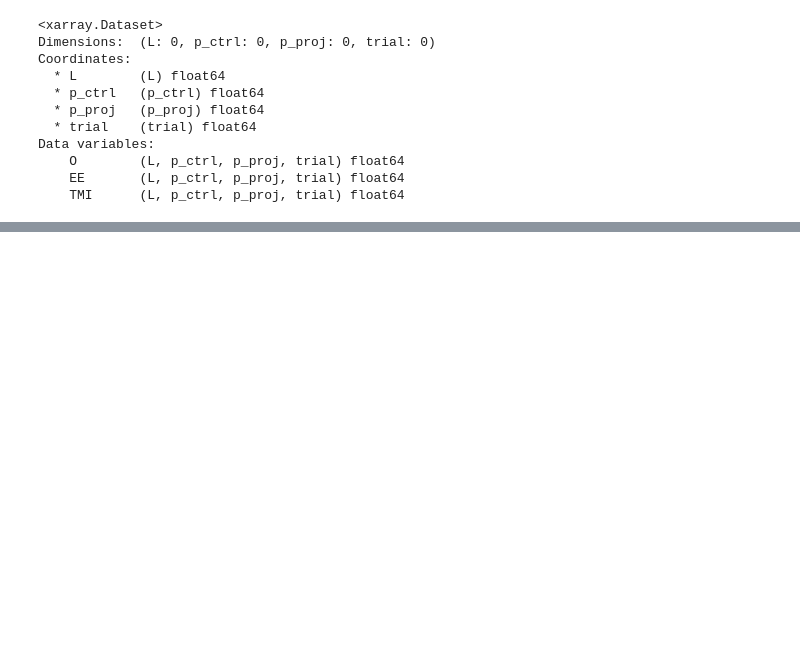
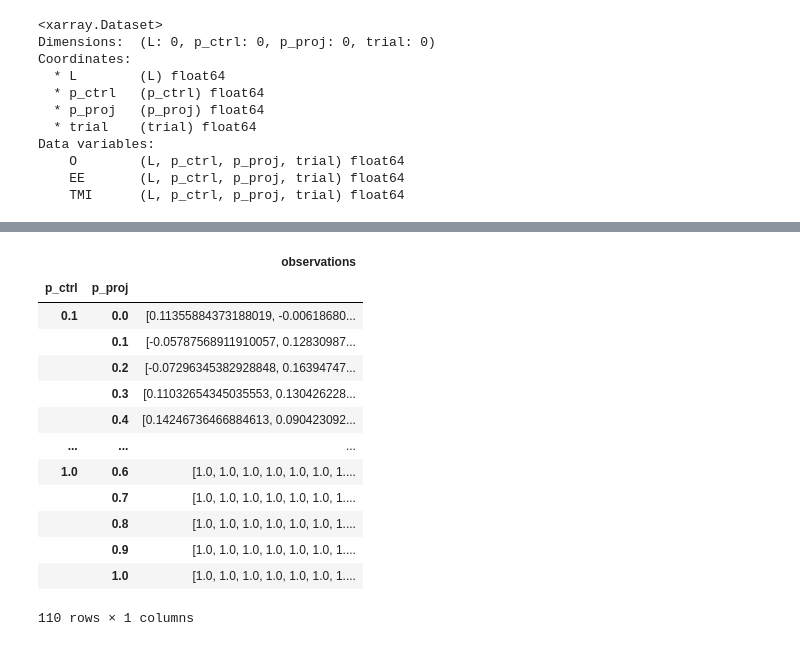
Before and after one commit to hainingpan/control_transition, a Jupyter notebook: combine.ipynb, the cells around one changed output, grey strips where cells are left out. Saved outputs shown, nothing was run; the diff lists cells and outputs as text; code cells hidden in the pictures; blank space fills up the shorter version.

```diff
--- a/combine.ipynb
+++ b/combine.ipynb
@@ -83,0 +321,17 @@ ds=add_new_data(ds,data)
+# %%
+df.xs(key='O',level='Metrics').xs(key=10,level='L')
+# %% [output]
+|  |  | observations |
+| p_ctrl | p_proj |  |
+| 0.1 | 0.0 | [0.11355884373188019, -0.00618680... |
+|  | 0.1 | [-0.05787568911910057, 0.12830987... |
+|  | 0.2 | [-0.07296345382928848, 0.16394747... |
+|  | 0.3 | [0.11032654345035553, 0.130426228... |
+|  | 0.4 | [0.14246736466884613, 0.090423092... |
+| ... | ... | ... |
+| 1.0 | 0.6 | [1.0, 1.0, 1.0, 1.0, 1.0, 1.0, 1.... |
+|  | 0.7 | [1.0, 1.0, 1.0, 1.0, 1.0, 1.0, 1.... |
+|  | 0.8 | [1.0, 1.0, 1.0, 1.0, 1.0, 1.0, 1.... |
+|  | 0.9 | [1.0, 1.0, 1.0, 1.0, 1.0, 1.0, 1.... |
+|  | 1.0 | [1.0, 1.0, 1.0, 1.0, 1.0, 1.0, 1.... |
+110 rows × 1 columns
```
Also changed, not shown: parts of 44 cells of this notebook.
